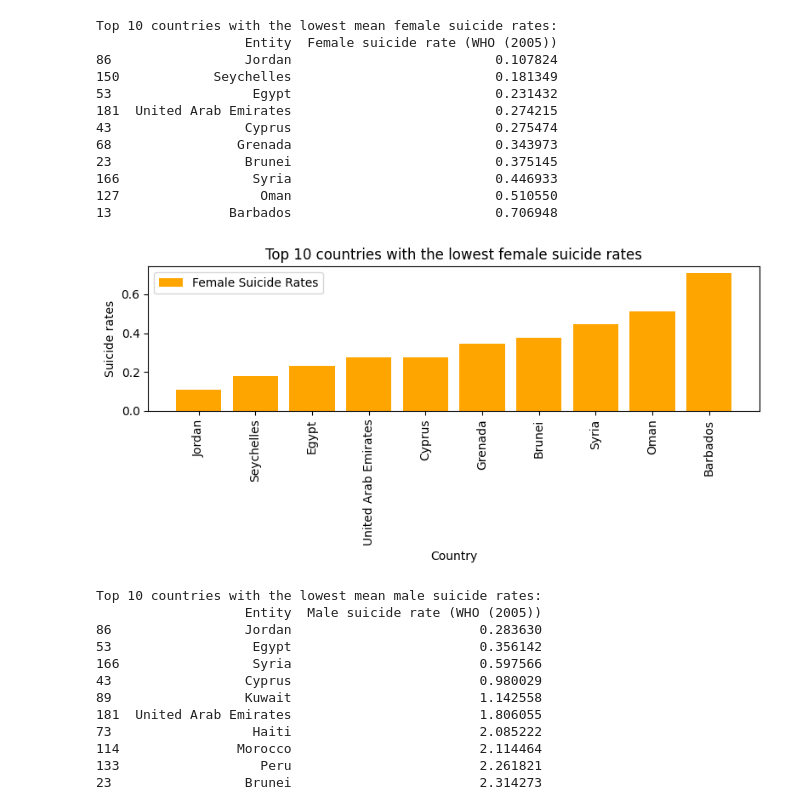
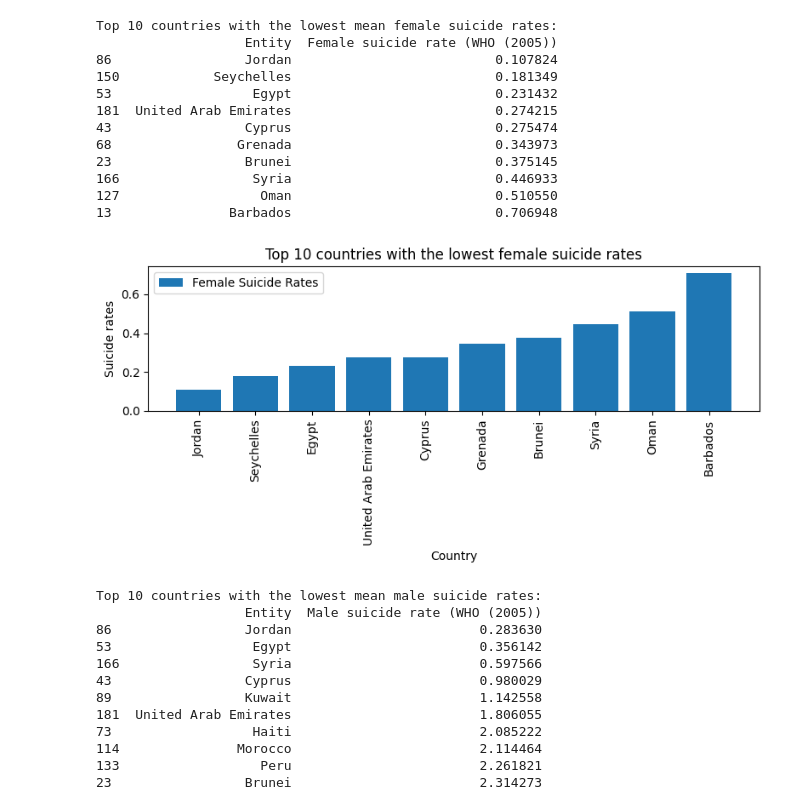
Before and after one commit to NazraJN/Suicide_rates, a Jupyter notebook: Suicide_rates_analysis.ipynb, the cells around one changed output. Saved outputs shown, nothing was run; the diff lists cells and outputs as text; code cells hidden in the pictures.

```diff
--- a/Suicide_rates_analysis.ipynb
+++ b/Suicide_rates_analysis.ipynb
@@ -721,16 +704,16 @@ Top 10 countries with the lowest mean female suicide rates:
 # %%
 # Plot
 plt.figure(figsize=(8, 4))
-plt.bar(lowest_female_suicide_rates_by_country['Entity'], lowest_female_suicide_rates_by_country['Female suicide rate (WHO (2005))'], label='Female Suicide Rates', color='orange')
+plt.bar(lowest_female_suicide_rates_by_country['Entity'], lowest_female_suicide_rates_by_country['Female suicide rate (WHO (2005))'], label='Female Suicide Rates')
 plt.xlabel('Country')
 plt.ylabel('Suicide rates')
 plt.title('Top 10 countries with the lowest female suicide rates')
 plt.xticks(rotation=90)
 plt.legend()
 plt.tight_layout()
 plt.show()
 # %% [output]
-[figure, old version]
+[figure, new version]
 # %%
 # Sort the data by mean male suicide rates in ascending order
 sorted_male_suicide_rates_by_country = male_suicide_rates_by_country.sort_values(by='Male suicide rate (WHO (2005))', ascending=True)
```
Also changed, not shown: parts of 1 cell of this notebook.
